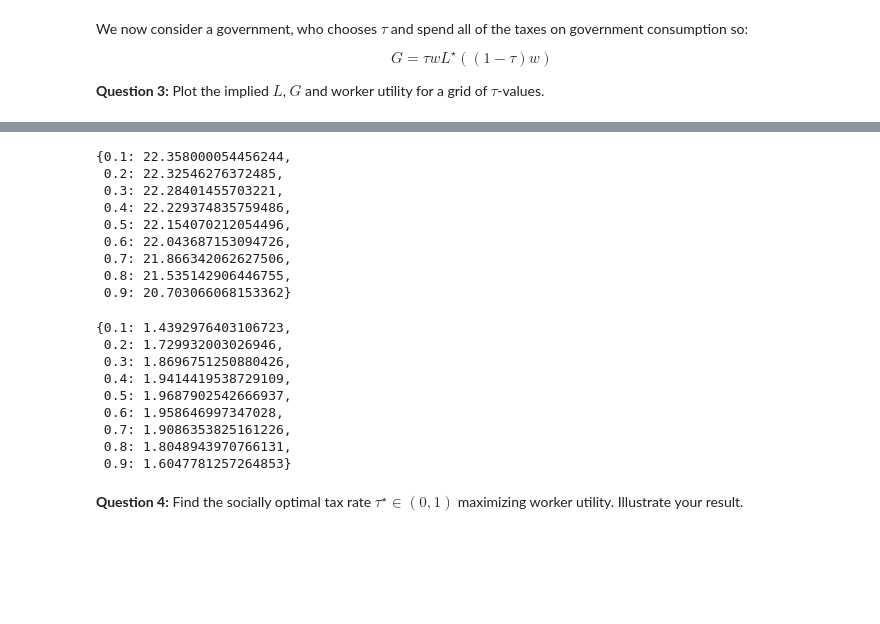
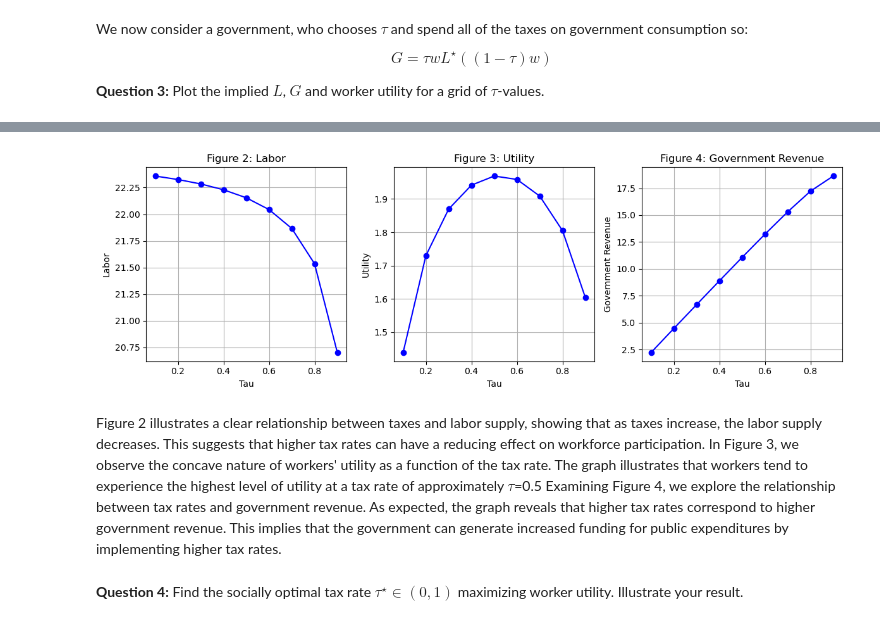
Before and after one commit to NumEconCopenhagen/projects-2023-aca, a Jupyter notebook: examproject/Exam-2023-notebook.ipynb.ipynb.ipynb, the cells around one changed output, grey strips where cells are left out. Saved outputs shown, nothing was run; the diff lists cells and outputs as text; code cells hidden in the pictures; blank space fills up the shorter version.

```diff
--- a/examproject/Exam-2023-notebook.ipynb.ipynb.ipynb
+++ b/examproject/Exam-2023-notebook.ipynb.ipynb.ipynb
@@ -156,29 +152,50 @@ for tau in tau_list:
-# %%
-# Make three different plots of labor, utiloty and government revenue as a function of tau
-# write some text about the intuition of the plots
-labor
-# %% [output]
-{0.1: 22.358000054456244,
- 0.2: 22.32546276372485,
- 0.3: 22.28401455703221,
- 0.4: 22.229374835759486,
- 0.5: 22.154070212054496,
- 0.6: 22.043687153094726,
- 0.7: 21.866342062627506,
- 0.8: 21.535142906446755,
- 0.9: 20.703066068153362}
-# %%
-utility
-# %% [output]
-{0.1: 1.4392976403106723,
- 0.2: 1.729932003026946,
- 0.3: 1.8696751250880426,
- 0.4: 1.9414419538729109,
- 0.5: 1.9687902542666937,
- 0.6: 1.958646997347028,
- 0.7: 1.9086353825161226,
- 0.8: 1.8048943970766131,
- 0.9: 1.6047781257264853}
+# %%
+# Solutions for different tau-values
+tau_list = [0.1, 0.2, 0.3, 0.4, 0.5, 0.6, 0.7, 0.8, 0.9]
+labor = {}
+utility = {}
+government = {}
+
+for tau in tau_list:
+    par.tau = tau
+    opt = model.solve()
+
+    labor[tau] = opt.labor
+    utility[tau] = model.calc_utility(labor=opt.labor)
+    government[tau] = model.government(labor=opt.labor)
+
+tau_values = list(labor.keys())
+labor_values = list(labor.values())
+utility_values = list(utility.values())
+government_values = list(government.values())
+
+# Plotting
+fig, axs = plt.subplots(1, 3, figsize=(12, 4))
+
+# Labor
+axs[0].plot(tau_values, labor_values, color='blue', linestyle='-', marker='o', label='Simulated')
+axs[0].set(xlabel='Tau', ylabel='Labor')
+axs[0].set_title('Figure 2: Labor')
+axs[0].grid(True)
+
+# Utility
+axs[1].plot(tau_values, utility_values, color='blue', linestyle='-', marker='o', label='Simulated')
+axs[1].set(xlabel='Tau', ylabel='Utility')
+axs[1].set_title('Figure 3: Utility')
+axs[1].grid(True)
+
+# Government revenue
+axs[2].plot(tau_values, government_values, color='blue', linestyle='-', marker='o', label='Simulated')
+axs[2].set(xlabel='Tau', ylabel='Government Revenue')
+axs[2].set_title('Figure 4: Government Revenue')
+axs[2].grid(True)
+
+fig.tight_layout()
+plt.show()
+# %% [output]
+[figure, added]
+# %% [markdown]
+Figure 2 illustrates a clear relationship between taxes and labor supply, showing that as taxes increase, the labor supply decreases. This suggests that higher tax rates can have a reducing effect on workforce participation. In Figure 3, we observe the concave nature of workers' utility as a function of the tax rate. The graph illustrates that workers tend to experience the highest level of utility at a tax rate of approximately $\tau$=0.5 Examining Figure 4, we explore the relationship between tax rates and government revenue. As expected, the graph reveals that higher tax rates correspond to higher government revenue. This implies that the government can generate increased funding for public expenditures by implementing higher tax rates.
 # %% [markdown]
 **Question 4:** Find the socially optimal tax rate $\tau^{\star}\in(0,1)$ maximizing worker utility. Illustrate your result.
 # %%
```
Also changed, not shown: parts of 11 cells of this notebook.
